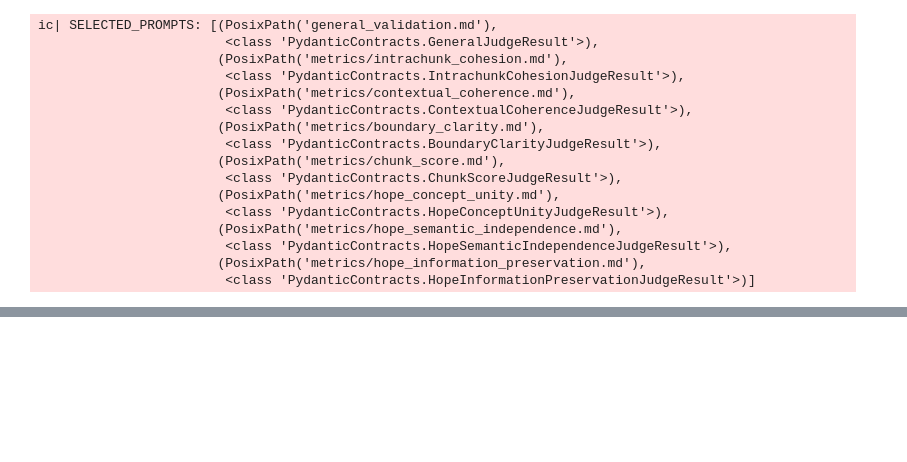
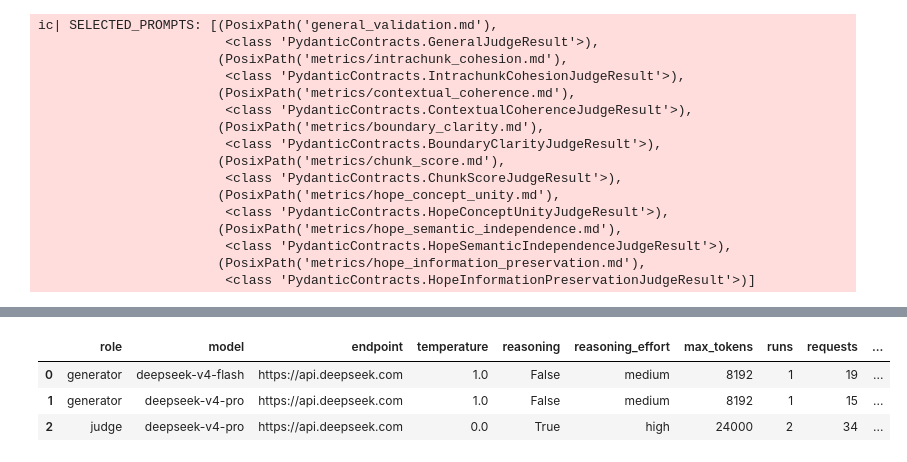
Before and after one commit to VladG00dmanPersonal/SyntheticDocChunksGeneration, a Jupyter notebook: src/GenSynth.ipynb, the cells around one changed output, grey strips where cells are left out. Cells and saved outputs as stored; diff of their text form; code cells hidden in the pictures; blank space fills up the shorter version.

Commit message:
ADD token analytics

```diff
--- a/src/GenSynth.ipynb
+++ b/src/GenSynth.ipynb
@@ -4,6 +4,7 @@ import os
 import sys
 from pathlib import Path
 from typing import Any, TypeVar
+from uuid import uuid4
 
 import pydantic
 from dotenv import load_dotenv
@@ -23,6 +24,11 @@ from PydanticContracts import (
     SizeComplianceJudgeResult,
     SyntheticChunkingExample,
 )
+from TokenUsage import (
+    append_token_usage,
+    load_token_usage,
+    summarize_token_usage,
+)
 
 ChecksT = TypeVar("ChecksT", bound=pydantic.BaseModel)
 ResultT = TypeVar("ResultT", bound=pydantic.BaseModel)
@@ -31,14 +37,14 @@ load_dotenv()
 
 ### Generator
 
-MODEL_NAME = "deepseek-v4-flash"
+MODEL_NAME = "deepseek-v4-pro"
 BASE_URL = "https://api.deepseek.com"
 TEMPERATURE = 1.0
 REASONING = False
 REASONING_EFFORT = "medium"
 MAX_TOKENS = (8192, 10000)[REASONING]
 TIMEOUT_SECONDS = 240.0
-PAIRS_PER_PROMPT = 3
+PAIRS_PER_PROMPT = 1
 REGENERATION_ATTEMPTS = 20
 USE_JUDGE_FEEDBACK_ON_EVEN_ATTEMPTS = True
 
@@ -57,6 +63,8 @@ sys.path.insert(0, str(PROJECT_ROOT))
 
 PROMPTS_ROOT = PROJECT_ROOT / "prompts"
 OUTPUT_ROOT = PROJECT_ROOT / "data" / "generated"
+TOKEN_USAGE_PATH = OUTPUT_ROOT / "token_usage.jsonl"
+RUN_ID = uuid4().hex
 SELECTED_PROMPTS = [
     (Path("general_validation.md"), GeneralJudgeResult),
     # (Path("metrics/size_compliance.md"), SizeComplianceJudgeResult),
@@ -300,0 +404,9 @@ KeyboardInterrupt:
+# %%
+usage_df = load_token_usage(TOKEN_USAGE_PATH)
+usage_summary = summarize_token_usage(usage_df)
+usage_summary
+# %% [output]
+|  | role | model | endpoint | temperature | reasoning | reasoning_effort | max_tokens | runs | requests | ... |
+| 0 | generator | deepseek-v4-flash | https://api.deepseek.com | 1.0 | False | medium | 8192 | 1 | 19 | ... |
+| 1 | generator | deepseek-v4-pro | https://api.deepseek.com | 1.0 | False | medium | 8192 | 1 | 15 | ... |
+| 2 | judge | deepseek-v4-pro | https://api.deepseek.com | 0.0 | True | high | 24000 | 2 | 34 | ... |
```
Also changed, not shown: parts of 3 cells of this notebook, 2 other files.
